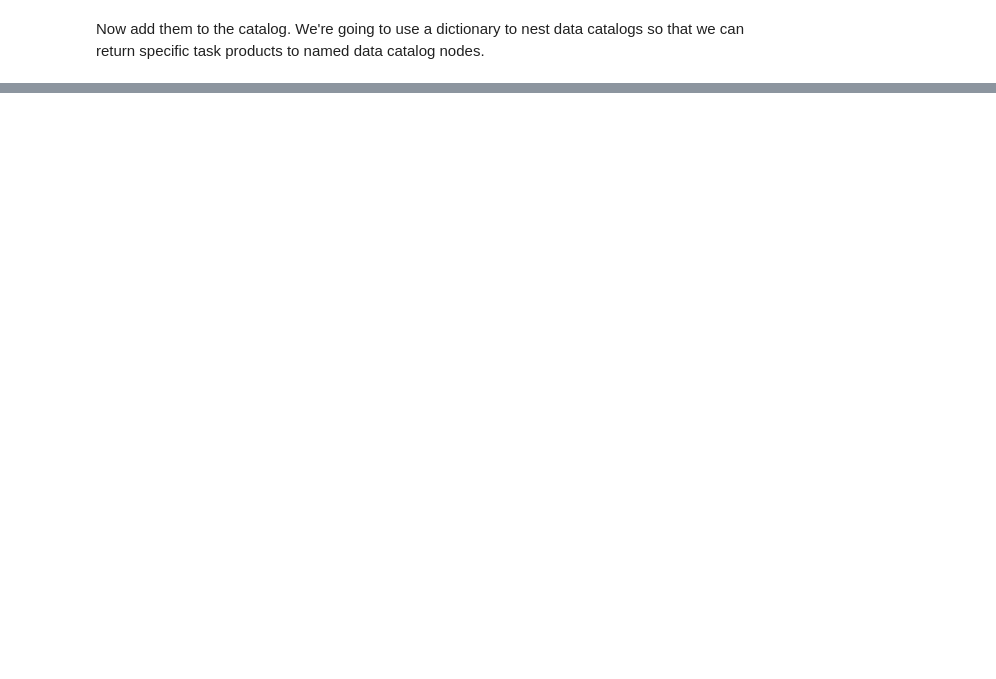
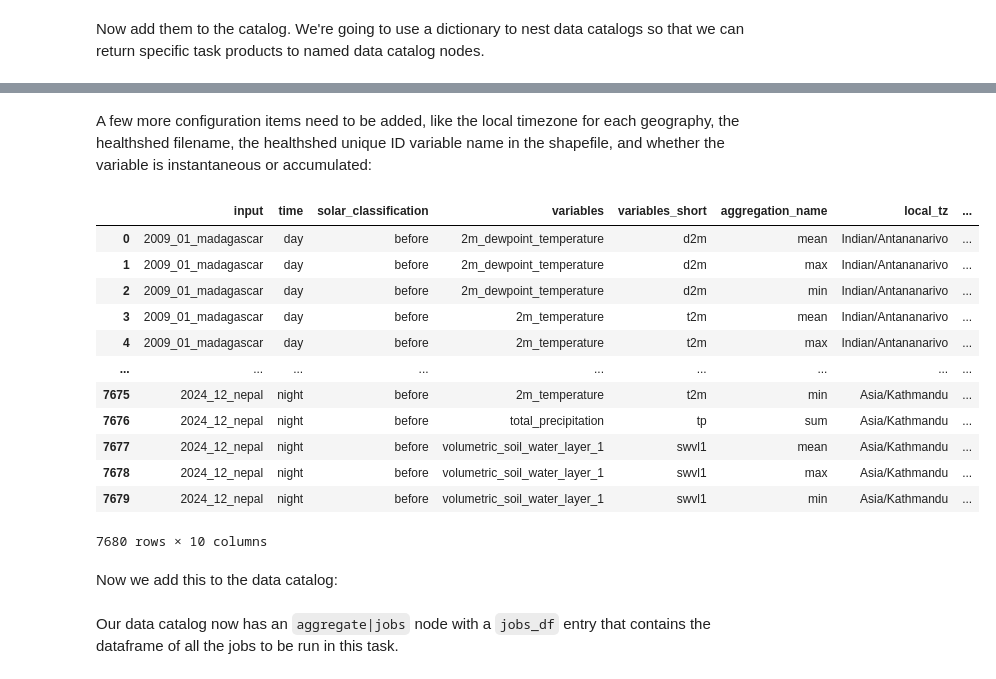
Before and after one commit to NSAPH-Data-Processing/era5_sandbox, a Jupyter notebook: _proc/20_pytask_config.ipynb, the cells around one changed output, grey strips where cells are left out. Drawn from its saved outputs; the diff is of its cells as text; code cells hidden in the pictures; blank space fills up the shorter version.

```diff
--- a/_proc/20_pytask_config.ipynb
+++ b/_proc/20_pytask_config.ipynb
@@ -76,0 +204,25 @@ To do this, let's use a dataframe as opposed to a list of class objects.
+# %% [markdown]
+A few more configuration items need to be added, like
+the local timezone for each geography, the healthshed filename,
+the healthshed unique ID variable name in the shapefile,
+and whether the variable is instantaneous or accumulated:
+# %%
+aggregate_jobs
+# %% [output]
+|  | input | time | solar_classification | variables | variables_short | aggregation_name | local_tz | ... |
+| 0 | 2009_01_madagascar | day | before | 2m_dewpoint_temperature | d2m | mean | Indian/Antananarivo | ... |
+| 1 | 2009_01_madagascar | day | before | 2m_dewpoint_temperature | d2m | max | Indian/Antananarivo | ... |
+| 2 | 2009_01_madagascar | day | before | 2m_dewpoint_temperature | d2m | min | Indian/Antananarivo | ... |
+| 3 | 2009_01_madagascar | day | before | 2m_temperature | t2m | mean | Indian/Antananarivo | ... |
+| 4 | 2009_01_madagascar | day | before | 2m_temperature | t2m | max | Indian/Antananarivo | ... |
+| ... | ... | ... | ... | ... | ... | ... | ... | ... |
+| 7675 | 2024_12_nepal | night | before | 2m_temperature | t2m | min | Asia/Kathmandu | ... |
+| 7676 | 2024_12_nepal | night | before | total_precipitation | tp | sum | Asia/Kathmandu | ... |
+| 7677 | 2024_12_nepal | night | before | volumetric_soil_water_layer_1 | swvl1 | mean | Asia/Kathmandu | ... |
+| 7678 | 2024_12_nepal | night | before | volumetric_soil_water_layer_1 | swvl1 | max | Asia/Kathmandu | ... |
+| 7679 | 2024_12_nepal | night | before | volumetric_soil_water_layer_1 | swvl1 | min | Asia/Kathmandu | ... |
+7680 rows × 10 columns
+# %% [markdown]
+Now we add this to the data catalog:
+# %% [markdown]
+Our data catalog now has an `aggregate|jobs` node with a `jobs_df` entry that contains the dataframe of all the jobs to be run in this task.
```
Also changed, not shown: parts of 20 cells of this notebook, 55 other files.
